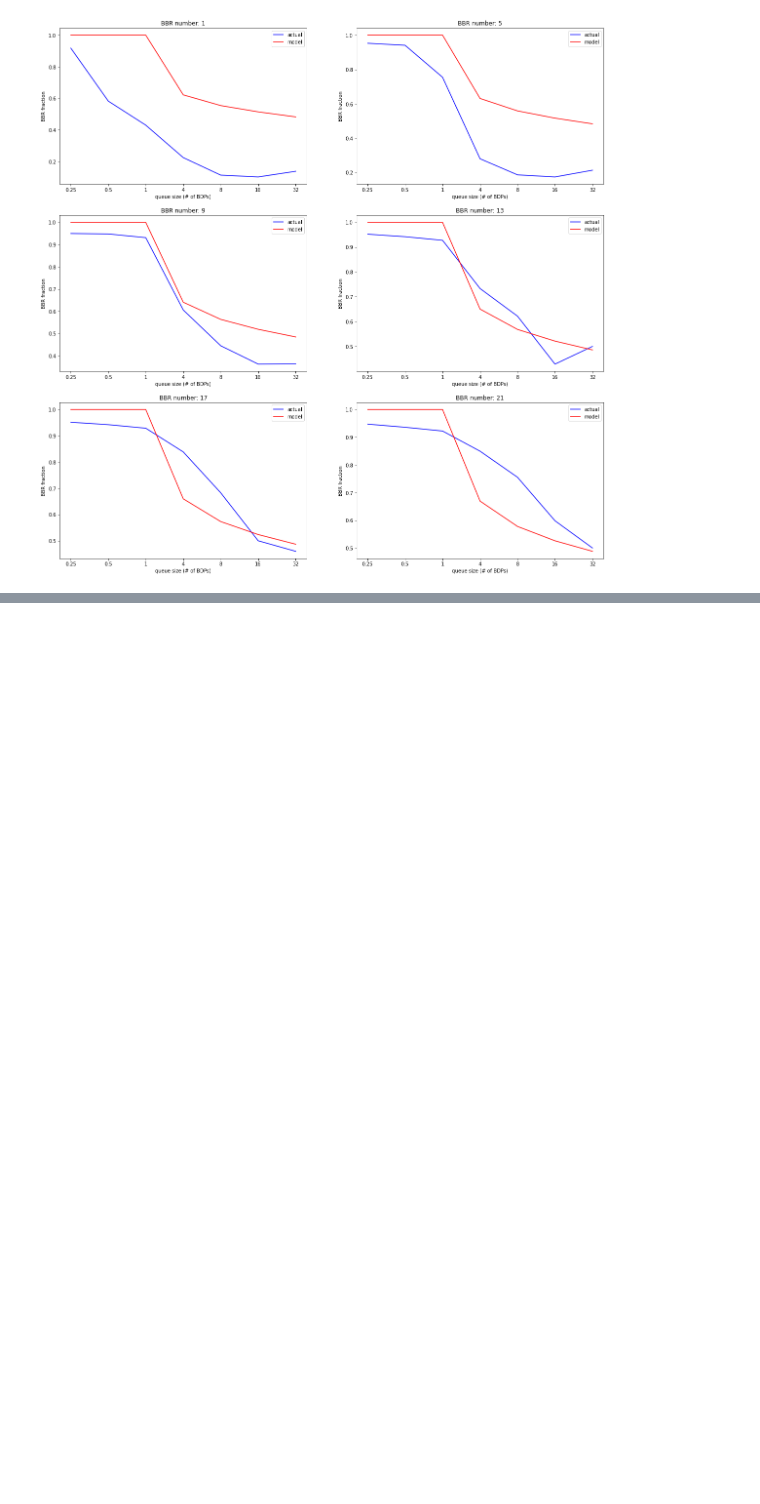
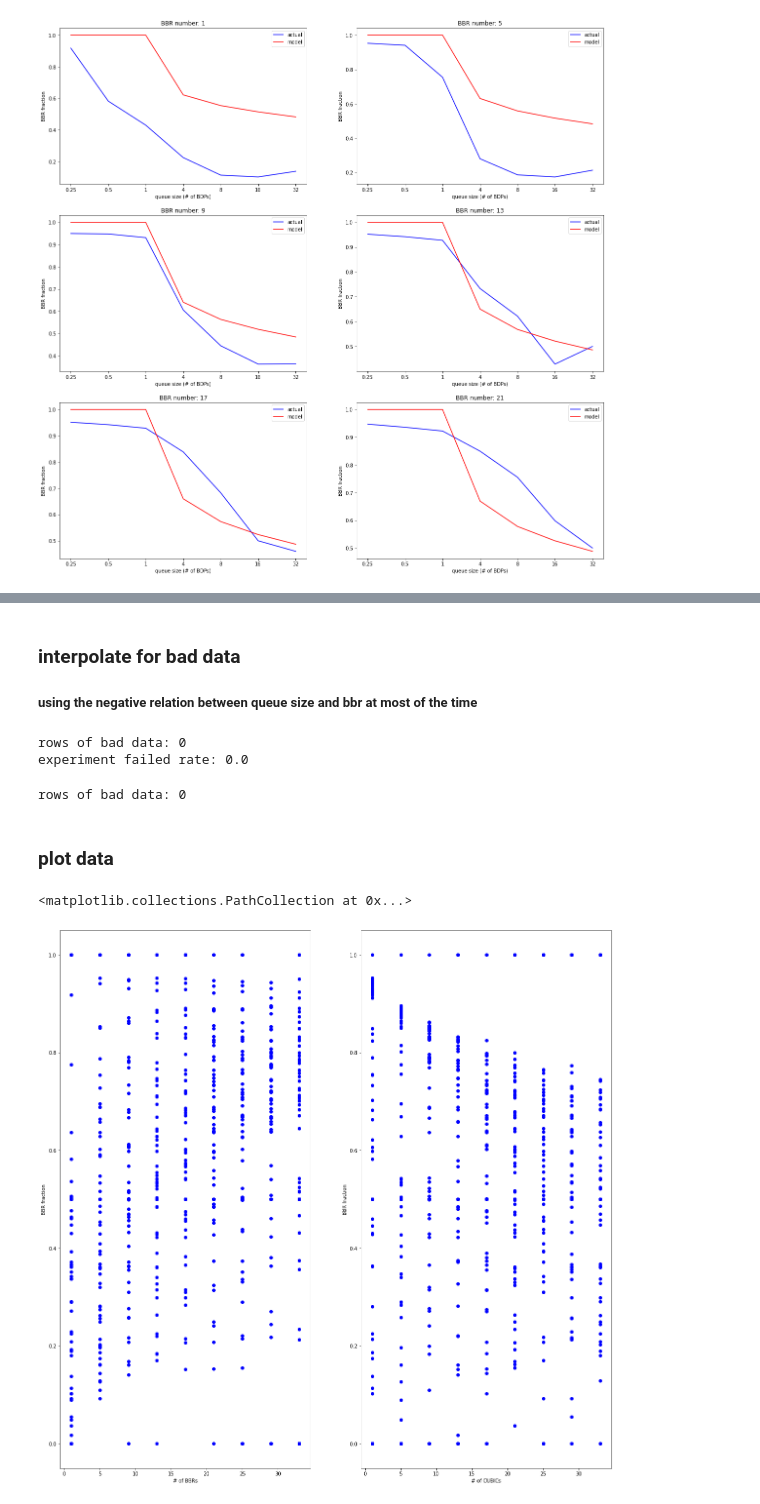
Before and after one commit to ShiboXing/WAN, a Jupyter notebook: proj4/setup/Data Test.ipynb, the cells around one changed output, grey strips where cells are left out. Saved outputs shown, nothing was run; the diff lists cells and outputs as text; code cells hidden in the pictures; blank space fills up the shorter version.

Commit message:
feat: add interpolation for exp2

```diff
--- a/proj4/setup/Data Test.ipynb
+++ b/proj4/setup/Data Test.ipynb
@@ -6,7 +6,7 @@ from ipdb import set_trace
 # %% [markdown]
 ### Data processing functions
 # %%
-reno_num = range(1, 34, 4)
+cubic_num = range(1, 34, 4)
 bbr_num = range(1, 34, 4)
 queues = [0.25, 0.5, 1, 4, 8, 16, 32]
 times = [60, 60, 60, 60, 60, 100, 200]
@@ -92,0 +80,64 @@ print(len(bbr_num))
+# %%
+dataset = np.empty((0, 4), int)
+for bn in bbr_num:
+    for cn in cubic_num:
+        for bdp in queues:
+            b_rate, l_rate = get_bps(bdp, bn, cn, True), get_bps(bdp, bn, cn, False)
+            dataset = np.append(dataset, np.array([[b_rate / (b_rate + l_rate), bdp, bn, cn]]), axis=0)
+# %% [markdown]
+### interpolate for bad data
+##### using the negative relation between queue size and bbr at most of the time
+# %%
+print(f'rows of bad data: {len(dataset[dataset[:, 0] == -1])}')
+print(f'experiment failed rate: {len(dataset[dataset[:, 0] == -1]) / len(dataset)}')
+# %% [output]
+rows of bad data: 0
+experiment failed rate: 0.0
+# %%
+# in-place interpolation
+def interpolate(subset, r_ind, bdp, bn, cn):
+    if r_ind > 1:
+        dy = subset[r_ind-1, 0] - subset[r_ind-2, 0]
+        dx = subset[r_ind-1, 1] - subset[r_ind-2, 1]
+        est = subset[r_ind-1, 0] + dy/dx * (subset[r_ind, 1]-subset[r_ind-1, 1])
+    else:
+        dy = subset[r_ind+1, 0] - subset[r_ind+2, 0]
+        dx = subset[r_ind+1, 1] - subset[r_ind+2, 1]
+        est = subset[r_ind+1, 0] + dy/dx * (subset[r_ind, 1]-subset[r_ind+1, 1])
+#     print(subset[r_ind, 0], r_ind, dy, dx)
+    dataset[(dataset[:, 1] == bdp) & (dataset[:, 2] == bn) & (dataset[:, 3] == cn), 0] = est
+
+
+def intrp_helper(bn, cn):
+    subset = dataset[(dataset[:, 2] == bn) & (dataset[:, 3] == cn)]
+    # sort by queue
+    subset = subset[subset[:, 1].argsort(axis=0)]
+
+    for i in range(len(subset)):
+        if subset[i, 0] == -1: interpolate(subset, i, subset[i, 1], bn, cn)
+
+for cn in cubic_num:
+    for bn in bbr_num:
+        intrp_helper(bn, cn)
+print(f'rows of bad data: {len(dataset[dataset[:, 0] == -1])}')
+# %% [output]
+rows of bad data: 0
+# %% [markdown]
+### plot data
+# %%
+fig = plt.figure(1, figsize=(20, 20))
+ax = fig.add_subplot(121)
+dataset = dataset[dataset[:, 2].argsort(axis=0)]
+ax.set_xlabel('# of BBRs')
+ax.set_ylabel('BBR fraction')
+ax.scatter(dataset[:, 2], dataset[:, 0], color='b')
+
+
+ax = fig.add_subplot(122)
+dataset = dataset[dataset[:, 3].argsort(axis=0)]
+ax.set_xlabel('# of CUBICs')
+ax.set_ylabel('BBR fraction')
+ax.scatter(dataset[:, 3], dataset[:, 0], color='b')
+# %% [output]
+<matplotlib.collections.PathCollection at 0x...>
+[figure, added]
```
Also changed, not shown: parts of 4 cells of this notebook.
